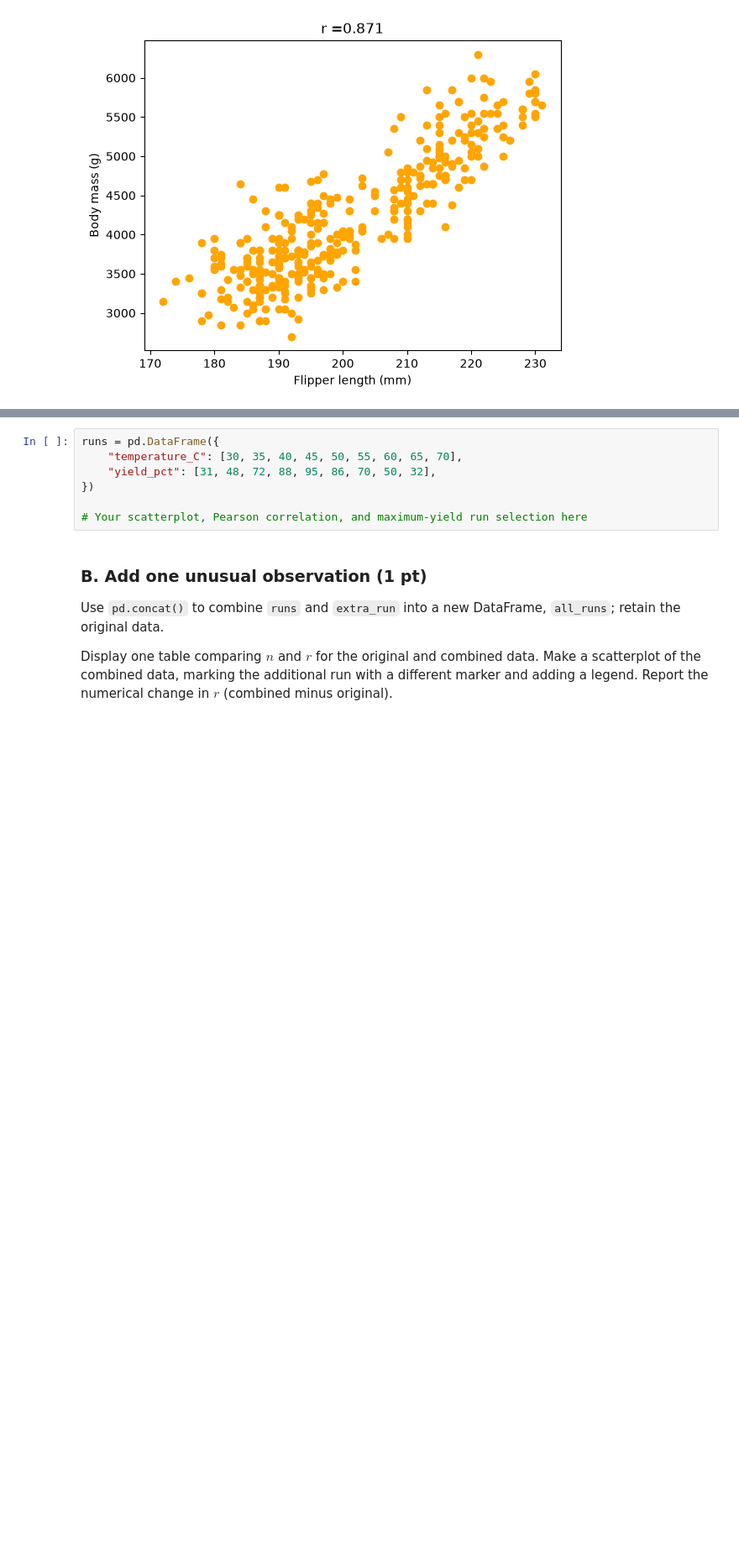
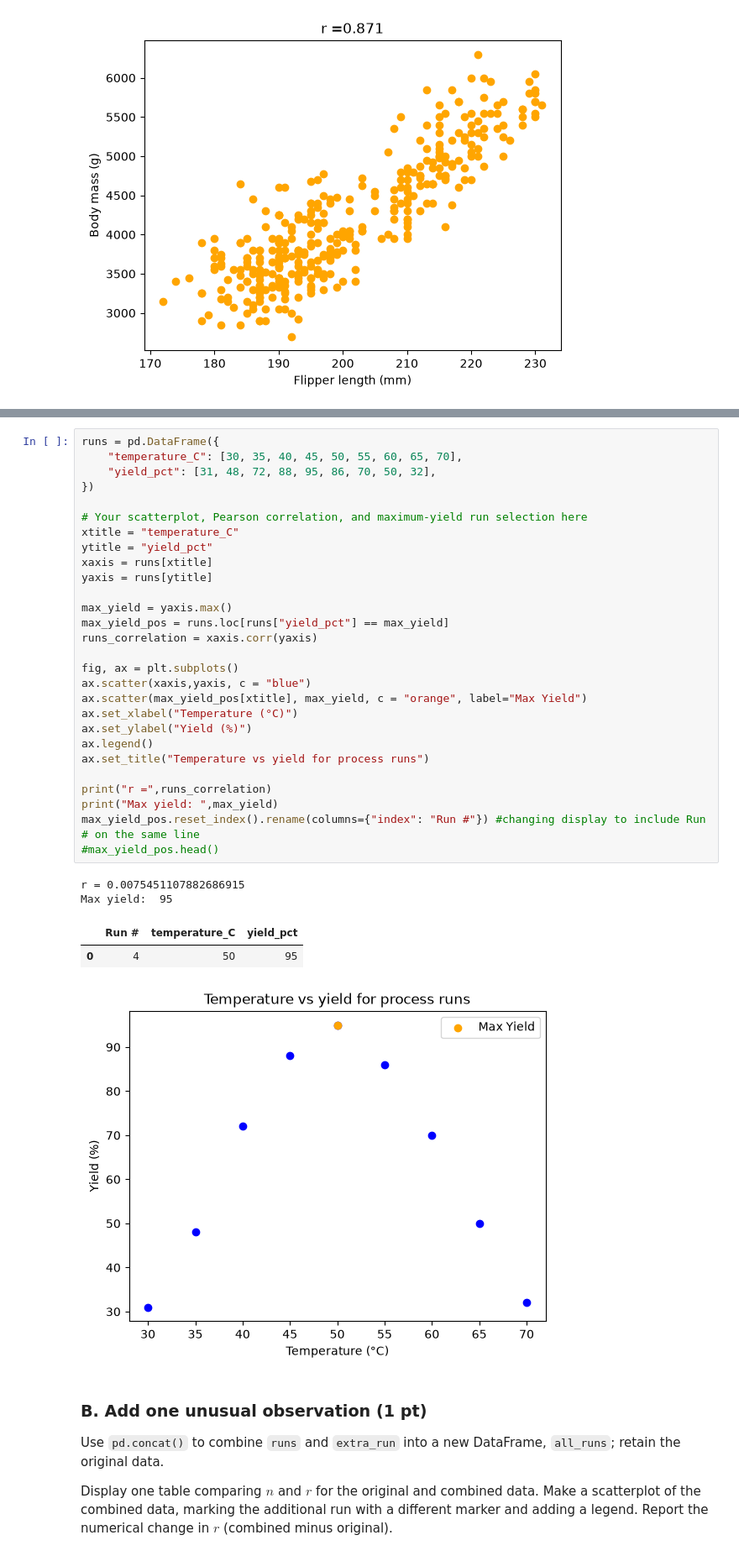
Before and after one commit to BradyJulian/Julian-Brady-ENGR-1451-Fork, a Jupyter notebook: 1-assignments/LE05/jub177LE05.ipynb, the cells around one changed output, grey strips where cells are left out. Shown at 84% size. Saved outputs shown, nothing was run; the diff lists cells and outputs as text; blank space fills up the shorter version.

```diff
--- a/1-assignments/LE05/jub177LE05.ipynb
+++ b/1-assignments/LE05/jub177LE05.ipynb
@@ -279,10 +279,37 @@ Plot temperature on the x-axis and yield on the y-axis, then calculate Pearson's
 # %%
 runs = pd.DataFrame({
     "temperature_C": [30, 35, 40, 45, 50, 55, 60, 65, 70],
     "yield_pct": [31, 48, 72, 88, 95, 86, 70, 50, 32],
 })
 
 # Your scatterplot, Pearson correlation, and maximum-yield run selection here
+xtitle = "temperature_C"
+ytitle = "yield_pct"
+xaxis = runs[xtitle]
+yaxis = runs[ytitle]
+
+max_yield = yaxis.max()
+max_yield_pos = runs.loc[runs["yield_pct"] == max_yield]
+runs_correlation = xaxis.corr(yaxis)
+
+fig, ax = plt.subplots()
+ax.scatter(xaxis,yaxis, c = "blue")
+ax.scatter(max_yield_pos[xtitle], max_yield, c = "orange", label="Max Yield")
+ax.set_xlabel("Temperature (°C)")
+ax.set_ylabel("Yield (%)")
+ax.legend()
+ax.set_title("Temperature vs yield for process runs")
+
+print("r =",runs_correlation)
+print("Max yield: ",max_yield)
+max_yield_pos.reset_index().rename(columns={"index": "Run #"}) #changing display to include Run # on the same line
+#max_yield_pos.head()
+# %% [output]
+r = 0.0075451107882686915
+Max yield:  95
+|  | Run # | temperature_C | yield_pct |
+| 0 | 4 | 50 | 95 |
+[figure, added]
 # %% [markdown]
 ### B. Add one unusual observation (1 pt)
 
```
Also changed, not shown: parts of 4 cells of this notebook.
